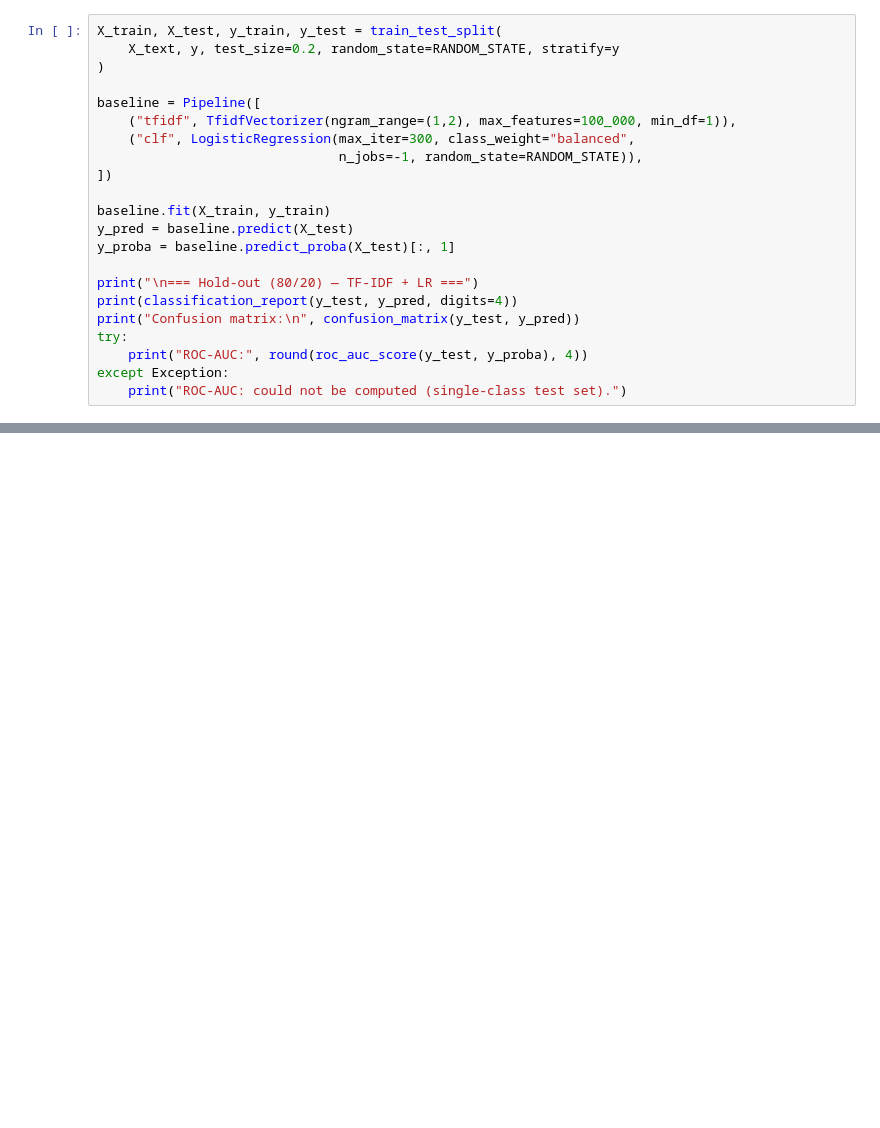
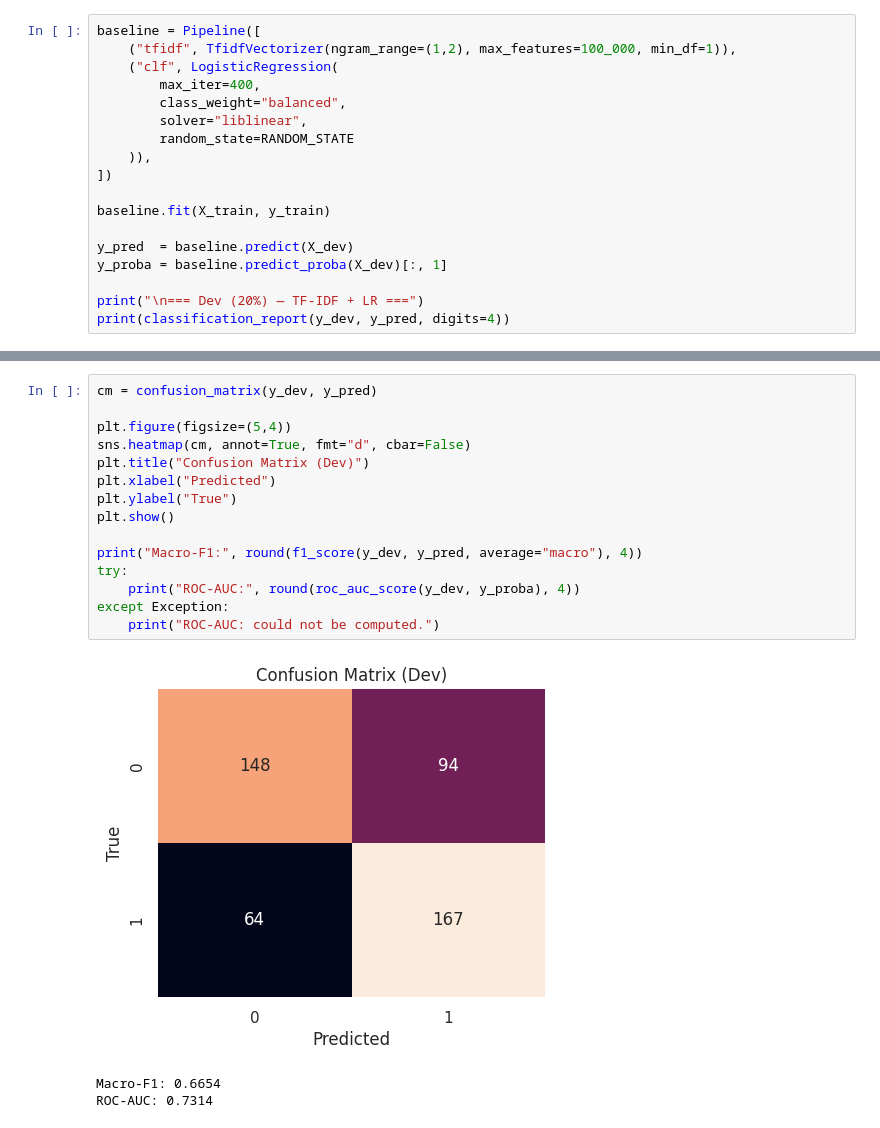
Before and after one commit to esrayapici/Thesis, a Jupyter notebook: subtask1.ipynb, the cells around one changed output, grey strips where cells are left out. Drawn from its saved outputs; the diff is of its cells as text; blank space fills up the shorter version.

```diff
--- a/subtask1.ipynb
+++ b/subtask1.ipynb
@@ -208,23 +168,19 @@ Mismatched rows (detected NOT Turkish): 0
 # %%
-X_train, X_test, y_train, y_test = train_test_split(
-    X_text, y, test_size=0.2, random_state=RANDOM_STATE, stratify=y
-)
-
 baseline = Pipeline([
     ("tfidf", TfidfVectorizer(ngram_range=(1,2), max_features=100_000, min_df=1)),
-    ("clf", LogisticRegression(max_iter=300, class_weight="balanced",
-                               n_jobs=-1, random_state=RANDOM_STATE)),
+    ("clf", LogisticRegression(
+        max_iter=400,
+        class_weight="balanced",
+        solver="liblinear",
+        random_state=RANDOM_STATE
+    )),
 ])
 
 baseline.fit(X_train, y_train)
-y_pred = baseline.predict(X_test)
-y_proba = baseline.predict_proba(X_test)[:, 1]
 
-print("\n=== Hold-out (80/20) — TF-IDF + LR ===")
-print(classification_report(y_test, y_pred, digits=4))
-print("Confusion matrix:\n", confusion_matrix(y_test, y_pred))
-try:
-    print("ROC-AUC:", round(roc_auc_score(y_test, y_proba), 4))
-except Exception:
-    print("ROC-AUC: could not be computed (single-class test set).")
+y_pred  = baseline.predict(X_dev)
+y_proba = baseline.predict_proba(X_dev)[:, 1]
+
+print("\n=== Dev (20%) — TF-IDF + LR ===")
+print(classification_report(y_dev, y_pred, digits=4))
 # %% [output]
@@ -244,0 +196,19 @@ ROC-AUC: 0.5
+# %%
+cm = confusion_matrix(y_dev, y_pred)
+
+plt.figure(figsize=(5,4))
+sns.heatmap(cm, annot=True, fmt="d", cbar=False)
+plt.title("Confusion Matrix (Dev)")
+plt.xlabel("Predicted")
+plt.ylabel("True")
+plt.show()
+
+print("Macro-F1:", round(f1_score(y_dev, y_pred, average="macro"), 4))
+try:
+    print("ROC-AUC:", round(roc_auc_score(y_dev, y_proba), 4))
+except Exception:
+    print("ROC-AUC: could not be computed.")
+# %% [output]
+[figure, added]
+Macro-F1: 0.6654
+ROC-AUC: 0.7314
```
Also changed, not shown: parts of 23 cells of this notebook.
